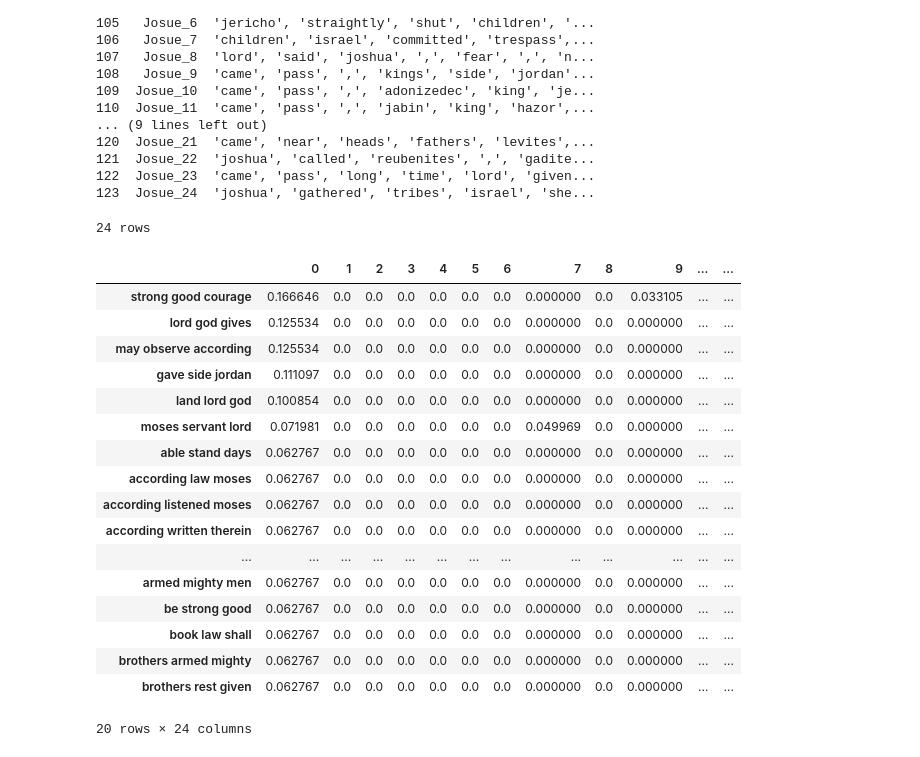
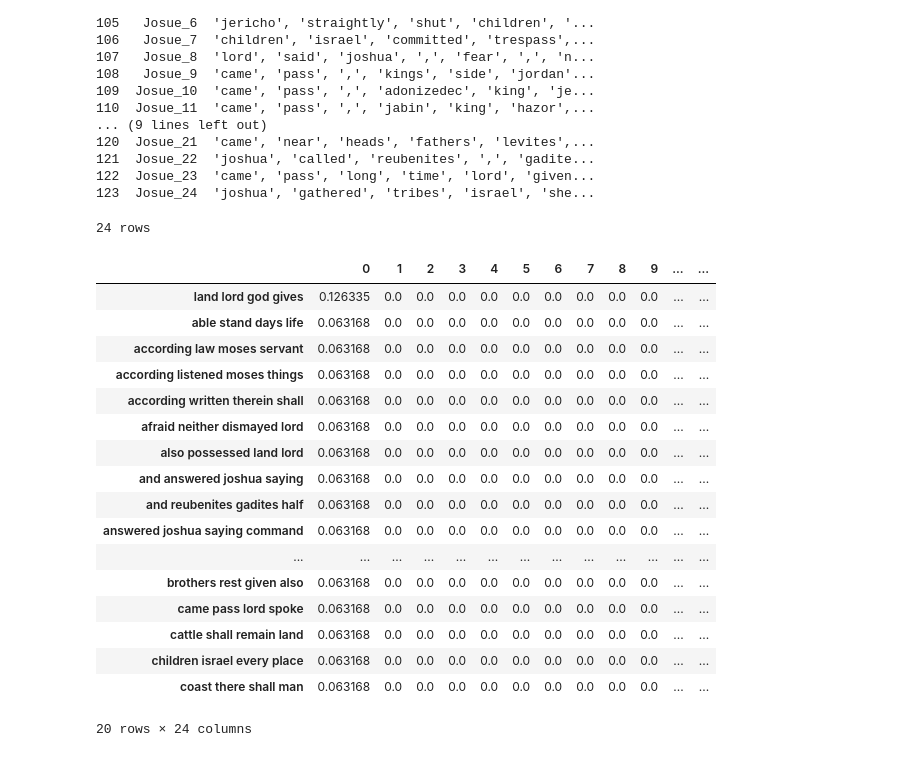
Before and after one commit to Bruno-cesar-dout/Versao_de_experimentos, a Jupyter notebook: Josue.ipynb, the cells around one changed output. Drawn from its saved outputs; the diff is of its cells as text; code cells hidden in the pictures.

```diff
--- a/Josue.ipynb
+++ b/Josue.ipynb
@@ -135,33 +135,33 @@ print(df)
 # %%
 corpus = df['Livro'].tolist()
 # %%
-vectorizer = TfidfVectorizer(ngram_range=(3,3))
+vectorizer = TfidfVectorizer(ngram_range=(4,4))
 X = vectorizer.fit_transform(corpus)
 tf_idf = pd.DataFrame(data = X.toarray(), columns=vectorizer.get_feature_names())
 
 final_df = tf_idf
 
 print("{} rows".format(final_df.shape[0]))
 final_df.T.nlargest(20, 0)
 # %% [output]
 24 rows
 |  | 0 | 1 | 2 | 3 | 4 | 5 | 6 | 7 | 8 | 9 | ... | ... |
-| strong good courage | 0.166646 | 0.0 | 0.0 | 0.0 | 0.0 | 0.0 | 0.0 | 0.000000 | 0.0 | 0.033105 | ... | ... |
-| lord god gives | 0.125534 | 0.0 | 0.0 | 0.0 | 0.0 | 0.0 | 0.0 | 0.000000 | 0.0 | 0.000000 | ... | ... |
-| may observe according | 0.125534 | 0.0 | 0.0 | 0.0 | 0.0 | 0.0 | 0.0 | 0.000000 | 0.0 | 0.000000 | ... | ... |
-| gave side jordan | 0.111097 | 0.0 | 0.0 | 0.0 | 0.0 | 0.0 | 0.0 | 0.000000 | 0.0 | 0.000000 | ... | ... |
-| land lord god | 0.100854 | 0.0 | 0.0 | 0.0 | 0.0 | 0.0 | 0.0 | 0.000000 | 0.0 | 0.000000 | ... | ... |
-| moses servant lord | 0.071981 | 0.0 | 0.0 | 0.0 | 0.0 | 0.0 | 0.0 | 0.049969 | 0.0 | 0.000000 | ... | ... |
-| able stand days | 0.062767 | 0.0 | 0.0 | 0.0 | 0.0 | 0.0 | 0.0 | 0.000000 | 0.0 | 0.000000 | ... | ... |
-| according law moses | 0.062767 | 0.0 | 0.0 | 0.0 | 0.0 | 0.0 | 0.0 | 0.000000 | 0.0 | 0.000000 | ... | ... |
-| according listened moses | 0.062767 | 0.0 | 0.0 | 0.0 | 0.0 | 0.0 | 0.0 | 0.000000 | 0.0 | 0.000000 | ... | ... |
-| according written therein | 0.062767 | 0.0 | 0.0 | 0.0 | 0.0 | 0.0 | 0.0 | 0.000000 | 0.0 | 0.000000 | ... | ... |
+| land lord god gives | 0.126335 | 0.0 | 0.0 | 0.0 | 0.0 | 0.0 | 0.0 | 0.0 | 0.0 | 0.0 | ... | ... |
+| able stand days life | 0.063168 | 0.0 | 0.0 | 0.0 | 0.0 | 0.0 | 0.0 | 0.0 | 0.0 | 0.0 | ... | ... |
+| according law moses servant | 0.063168 | 0.0 | 0.0 | 0.0 | 0.0 | 0.0 | 0.0 | 0.0 | 0.0 | 0.0 | ... | ... |
+| according listened moses things | 0.063168 | 0.0 | 0.0 | 0.0 | 0.0 | 0.0 | 0.0 | 0.0 | 0.0 | 0.0 | ... | ... |
+| according written therein shall | 0.063168 | 0.0 | 0.0 | 0.0 | 0.0 | 0.0 | 0.0 | 0.0 | 0.0 | 0.0 | ... | ... |
+| afraid neither dismayed lord | 0.063168 | 0.0 | 0.0 | 0.0 | 0.0 | 0.0 | 0.0 | 0.0 | 0.0 | 0.0 | ... | ... |
+| also possessed land lord | 0.063168 | 0.0 | 0.0 | 0.0 | 0.0 | 0.0 | 0.0 | 0.0 | 0.0 | 0.0 | ... | ... |
+| and answered joshua saying | 0.063168 | 0.0 | 0.0 | 0.0 | 0.0 | 0.0 | 0.0 | 0.0 | 0.0 | 0.0 | ... | ... |
+| and reubenites gadites half | 0.063168 | 0.0 | 0.0 | 0.0 | 0.0 | 0.0 | 0.0 | 0.0 | 0.0 | 0.0 | ... | ... |
+| answered joshua saying command | 0.063168 | 0.0 | 0.0 | 0.0 | 0.0 | 0.0 | 0.0 | 0.0 | 0.0 | 0.0 | ... | ... |
 | ... | ... | ... | ... | ... | ... | ... | ... | ... | ... | ... | ... | ... |
-| armed mighty men | 0.062767 | 0.0 | 0.0 | 0.0 | 0.0 | 0.0 | 0.0 | 0.000000 | 0.0 | 0.000000 | ... | ... |
-| be strong good | 0.062767 | 0.0 | 0.0 | 0.0 | 0.0 | 0.0 | 0.0 | 0.000000 | 0.0 | 0.000000 | ... | ... |
-| book law shall | 0.062767 | 0.0 | 0.0 | 0.0 | 0.0 | 0.0 | 0.0 | 0.000000 | 0.0 | 0.000000 | ... | ... |
-| brothers armed mighty | 0.062767 | 0.0 | 0.0 | 0.0 | 0.0 | 0.0 | 0.0 | 0.000000 | 0.0 | 0.000000 | ... | ... |
-| brothers rest given | 0.062767 | 0.0 | 0.0 | 0.0 | 0.0 | 0.0 | 0.0 | 0.000000 | 0.0 | 0.000000 | ... | ... |
+| brothers rest given also | 0.063168 | 0.0 | 0.0 | 0.0 | 0.0 | 0.0 | 0.0 | 0.0 | 0.0 | 0.0 | ... | ... |
+| came pass lord spoke | 0.063168 | 0.0 | 0.0 | 0.0 | 0.0 | 0.0 | 0.0 | 0.0 | 0.0 | 0.0 | ... | ... |
+| cattle shall remain land | 0.063168 | 0.0 | 0.0 | 0.0 | 0.0 | 0.0 | 0.0 | 0.0 | 0.0 | 0.0 | ... | ... |
+| children israel every place | 0.063168 | 0.0 | 0.0 | 0.0 | 0.0 | 0.0 | 0.0 | 0.0 | 0.0 | 0.0 | ... | ... |
+| coast there shall man | 0.063168 | 0.0 | 0.0 | 0.0 | 0.0 | 0.0 | 0.0 | 0.0 | 0.0 | 0.0 | ... | ... |
 20 rows × 24 columns
 # %%
 def run_KMeans(max_k, data):
```
Also changed, not shown: parts of 7 cells of this notebook.
